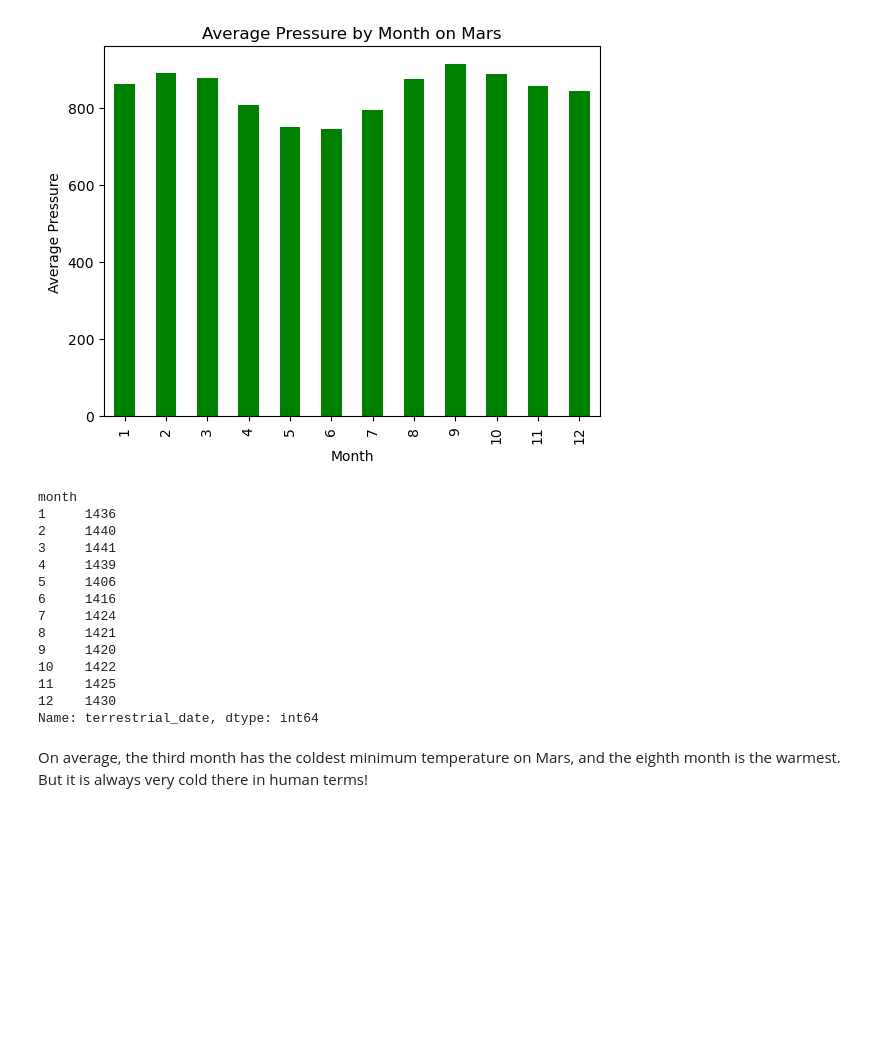
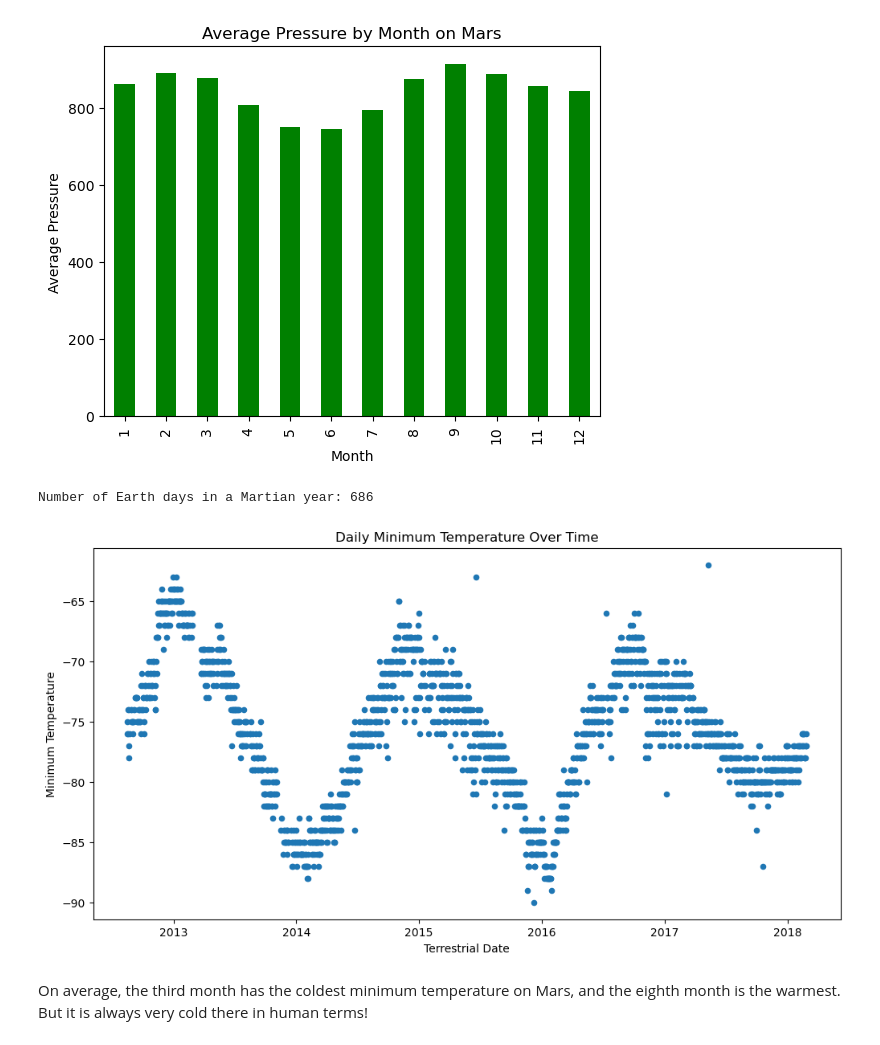
Before and after one commit to acwalker5875/data-collection-challenge, a Jupyter notebook: part_2_mars_weather_solution.ipynb, the cells around one changed output. Drawn from its saved outputs; the diff is of its cells as text; code cells hidden in the pictures; blank space fills up the shorter version.

```diff
--- a/part_2_mars_weather_solution.ipynb
+++ b/part_2_mars_weather_solution.ipynb
@@ -201,24 +201,21 @@ avg_pressure.plot(kind='bar', color='Green', xlabel= 'Month', ylabel='Average Pr
 # %%
 # 5. How many terrestrial (earth) days are there in a Martian year?
     # Consider how many days elapse on Earth in the time that Mars circles the Sun once.
-earth_days_elapsed = df.groupby('month')['terrestrial_date'].agg(lambda x: (x.max() - x.min()).days)
-print(earth_days_elapsed)
+ls_beginning = 155
+start_date = df.loc[df['ls'] == ls_beginning, 'terrestrial_date'].iloc[0]
+
+end_date = df.loc[df['ls'] == ls_beginning, 'terrestrial_date'].iloc[1]
+
+# Calculate the number of Earth days it takes for ls to get back to the beginning number
+one_martian_year = (end_date - start_date).days
+
+print("Number of Earth days in a Martian year:", one_martian_year)
     # Visually estimate the result by plotting the daily minimum temperature.
+
+df.plot(kind= 'scatter', x='terrestrial_date', y='min_temp', figsize=(12, 6), title='Daily Minimum Temperature Over Time', xlabel='Terrestrial Date', ylabel='Minimum Temperature');
 # %% [output]
-month
-1     1436
-2     1440
-3     1441
-4     1439
-5     1406
-6     1416
-7     1424
-8     1421
-9     1420
-10    1422
-11    1425
-12    1430
-Name: terrestrial_date, dtype: int64
+Number of Earth days in a Martian year: 686
+[figure, added]
 # %% [markdown]
 On average, the third month has the coldest minimum temperature on Mars, and the eighth month is the warmest. But it is always very cold there in human terms!
 # %% [markdown]
```
Also changed, not shown: parts of 3 cells of this notebook, 1 other file.
